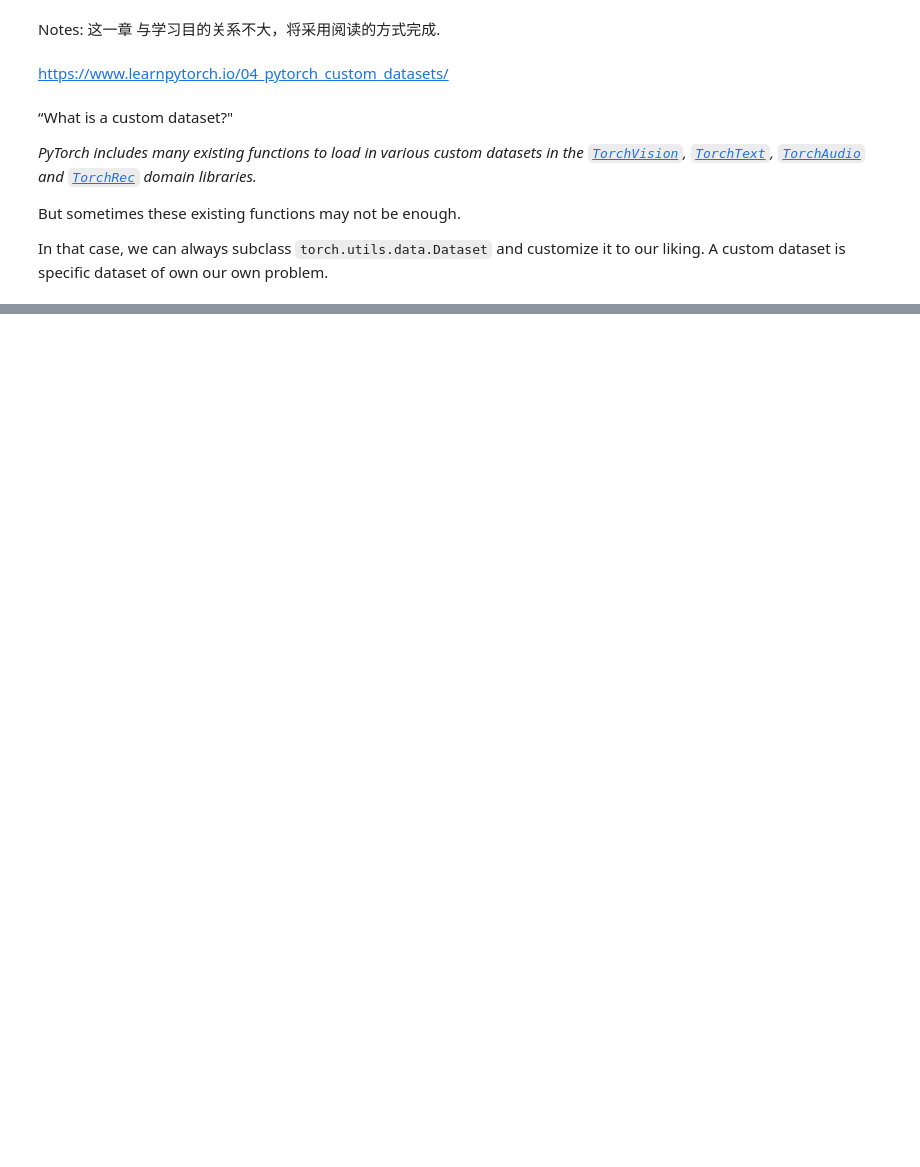
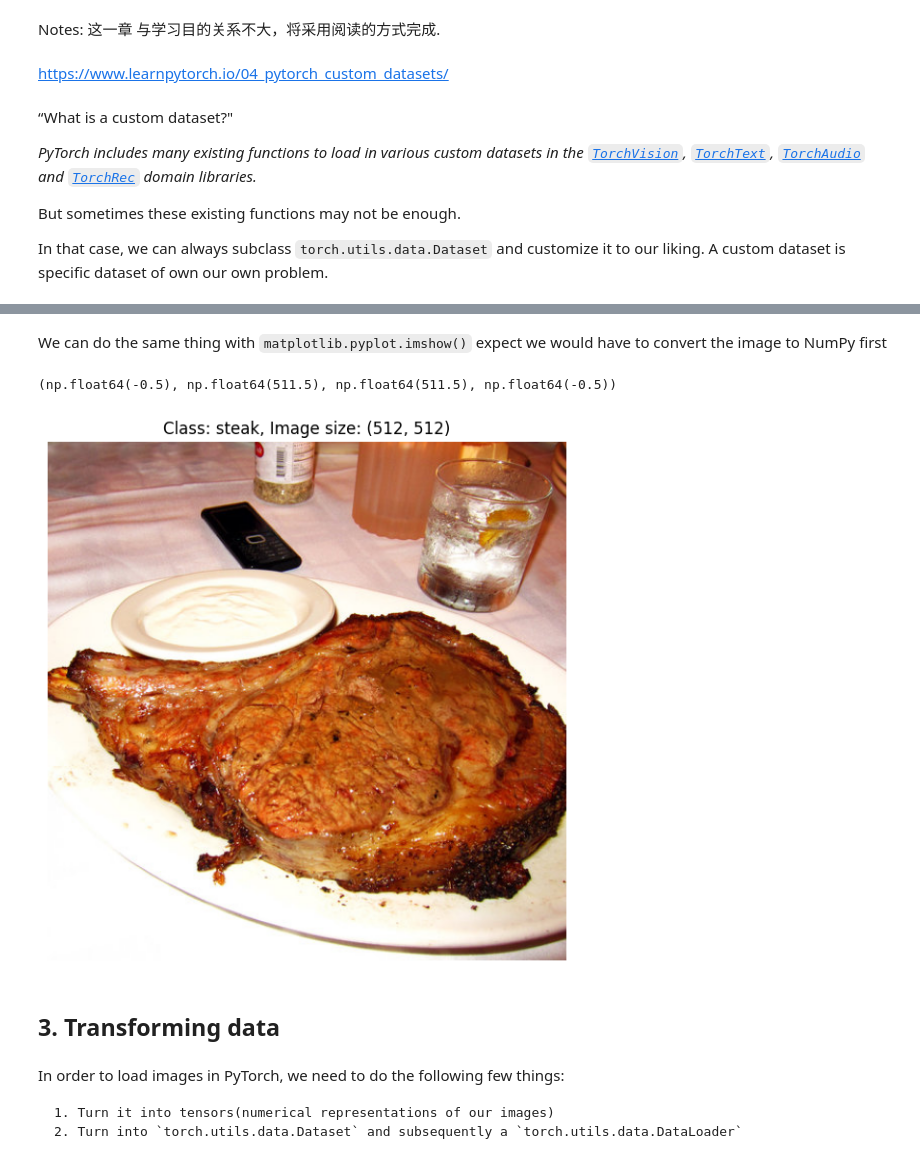
Before and after one commit to lirichardil/PyTorch, a Jupyter notebook: 04_Custom datasets with Pytorch.ipynb, the cells around one changed output, grey strips where cells are left out. Drawn from its saved outputs; the diff is of its cells as text; code cells hidden in the pictures; blank space fills up the shorter version.

```diff
--- a/04_Custom datasets with Pytorch.ipynb
+++ b/04_Custom datasets with Pytorch.ipynb
@@ -41,0 +245,22 @@ Specifically, we're going to cover:
+# %% [markdown]
+We can do the same thing with `matplotlib.pyplot.imshow()` expect we would have to convert the image to NumPy first
+# %%
+import numpy as np
+import matplotlib.pyplot as plt
+
+
+img_as_numpy = np.array(img)
+plt.figure(figsize=(10, 7))
+plt.imshow(img_as_numpy)
+plt.title(f"Class: {image_class}, Image size: {img.size}")
+plt.axis(False)
+# %% [output]
+(np.float64(-0.5), np.float64(511.5), np.float64(511.5), np.float64(-0.5))
+[figure, added]
+# %% [markdown]
+## 3. Transforming data
+# %% [markdown]
+In order to load images in PyTorch, we need to do the following few things:
+
+    1. Turn it into tensors(numerical representations of our images)
+    2. Turn into `torch.utils.data.Dataset` and subsequently a `torch.utils.data.DataLoader`
```
Also changed, not shown: parts of 20 cells of this notebook.
